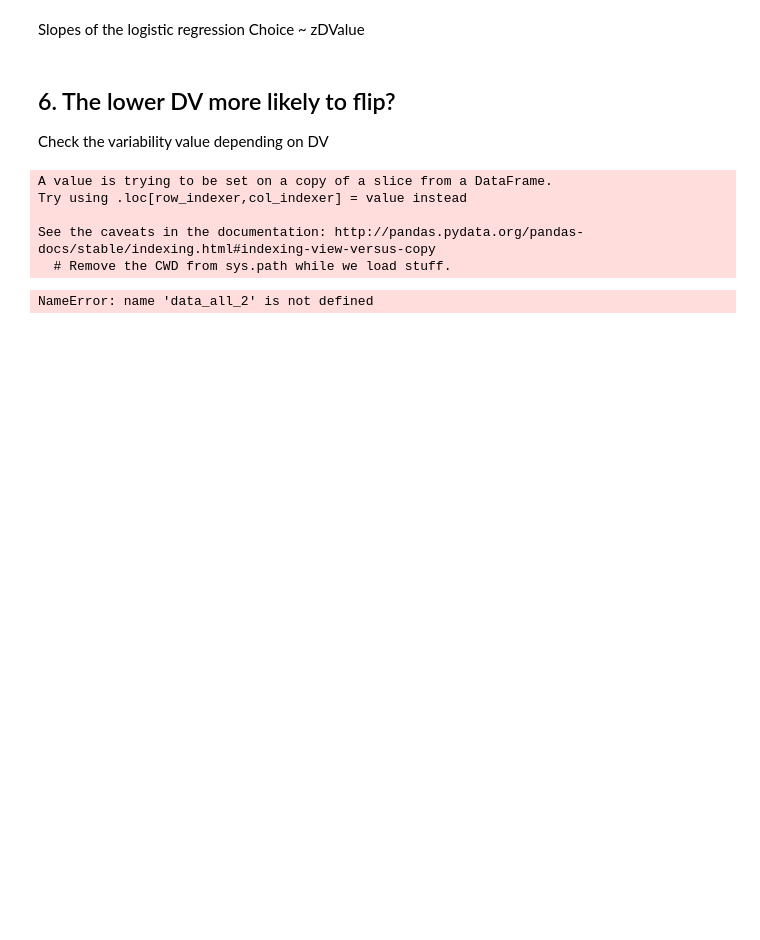
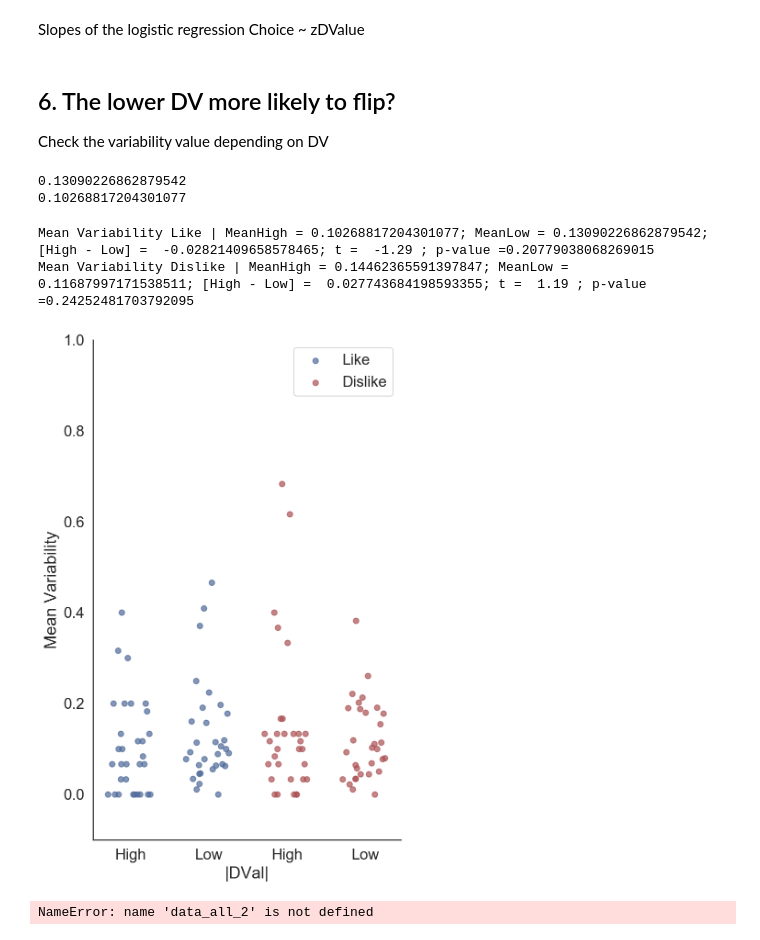
Before and after one commit to pradysepulveda/FF2018, a Jupyter notebook: FF2018_VariabilityAnalysis.ipynb, the cells around one changed output. Saved outputs shown, nothing was run; the diff lists cells and outputs as text; code cells hidden in the pictures; blank space fills up the shorter version.

```diff
--- a/FF2018_VariabilityAnalysis.ipynb
+++ b/FF2018_VariabilityAnalysis.ipynb
@@ -516,28 +501,36 @@ Slopes of the logistic regression Choice ~ zDValue
 ## 6. The lower DV more likely to flip?
 
 Check the variability value depending on DV
+# %%
+AbsDVal_bins = []
+Like_Var_LowDV=[]
+Like_Var_HighDV=[]
+Dislike_Var_LowDV=[]
+Dislike_Var_HighDV=[]
+
+Splits_headers = ['DVSplit']
+Splits_variables = ['AbsDVal']
+DVSplit_1 = split_part(data_all, Splits_variables, Splits_headers)
+data_all['AbsDValSplit'] = DVSplit_1.values
 # %%
-AbsDVal_bins = []
-Like_Var_LowDV=[]
-Like_Var_HighDV=[]
-Dislike_Var_LowDV=[]
-Dislike_Var_HighDV=[]
-
 for p in participants:
     data_part = data_all.loc[(data_all['Part'] == p)]
-
-    data_part['AbsDValSplit'] = parsplit(data_part, 'AbsDVal',2).values
     Like_Var_LowDV.append(data_part.loc[(data_part['BlockCond'] == 1) & data_part['AbsDValSplit'] == 0 ].PairVariability.mean())
     Like_Var_HighDV .append(data_part.loc[(data_part['BlockCond'] == 1) & data_part['AbsDValSplit'] == 1 ].PairVariability.mean())
     Dislike_Var_LowDV.append(data_part.loc[(data_part['BlockCond'] == 2) & data_part['AbsDValSplit'] == 0 ].PairVariability.mean())
     Dislike_Var_HighDV.append(data_part.loc[(data_part['BlockCond'] == 2) & data_part['AbsDValSplit'] == 1 ].PairVariability.mean())
-    AbsDVal_bins = np.hstack([AbsDVal_bins, parsplit(data_part, 'AbsDVal',2).values])
-# %% [output]
-A value is trying to be set on a copy of a slice from a DataFrame.
-Try using .loc[row_indexer,col_indexer] = value instead
-
-See the caveats in the documentation: http://pandas.pydata.org/pandas-docs/stable/indexing.html#indexing-view-versus-copy
-  # Remove the CWD from sys.path while we load stuff.
+# %%
+print(mean(Like_Var_LowDV))
+print(mean(Like_Var_HighDV))
+# %% [output]
+0.13090226862879542
+0.10268817204301077
+# %%
+ttest_like_dislike(Like_Var_HighDV,Like_Var_LowDV,Dislike_Var_HighDV,Dislike_Var_LowDV,'|DVal|','Mean Variability',(-0.1,1))
+# %% [output]
+Mean Variability Like | MeanHigh = 0.10268817204301077; MeanLow = 0.13090226862879542; [High - Low] =  -0.02821409658578465; t =  -1.29 ; p-value =0.20779038068269015
+Mean Variability Dislike | MeanHigh = 0.14462365591397847; MeanLow = 0.11687997171538511; [High - Low] =  0.027743684198593355; t =  1.19 ; p-value =0.24252481703792095
+[figure, added]
 # %%
 All_Like_Var_LowDV = data_all_2.loc[(data_all_2['BlockCond'] == 1) & data_all_2['AbsDValSplit'] == 0 ].PairVariability.mean()
 All_Like_Var_HighDV = data_all_2.loc[(data_all_2['BlockCond'] == 1) & data_all_2['AbsDValSplit'] == 1 ].PairVariability.mean()
```
Also changed, not shown: parts of 5 cells of this notebook, 5 other files.
